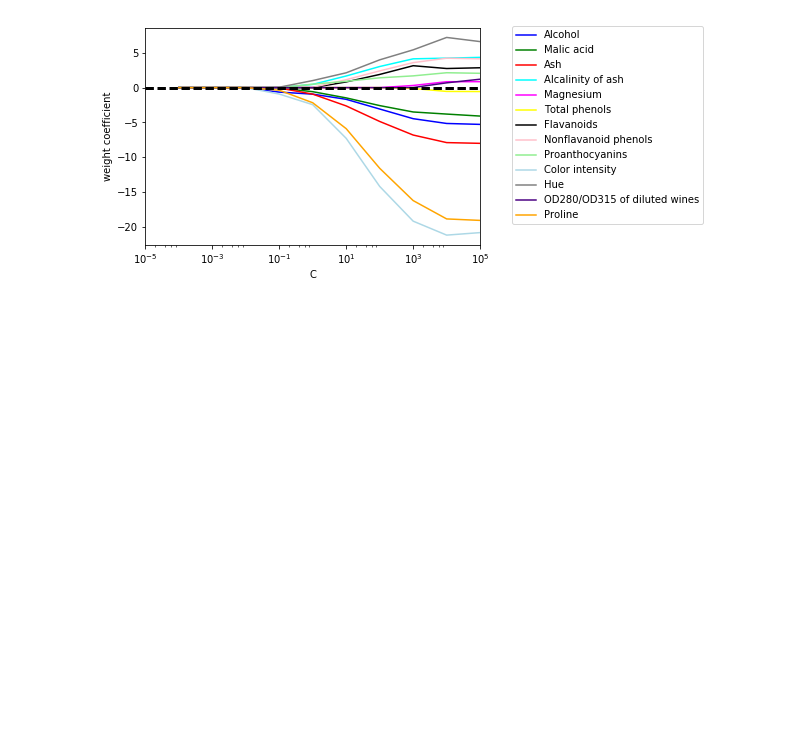
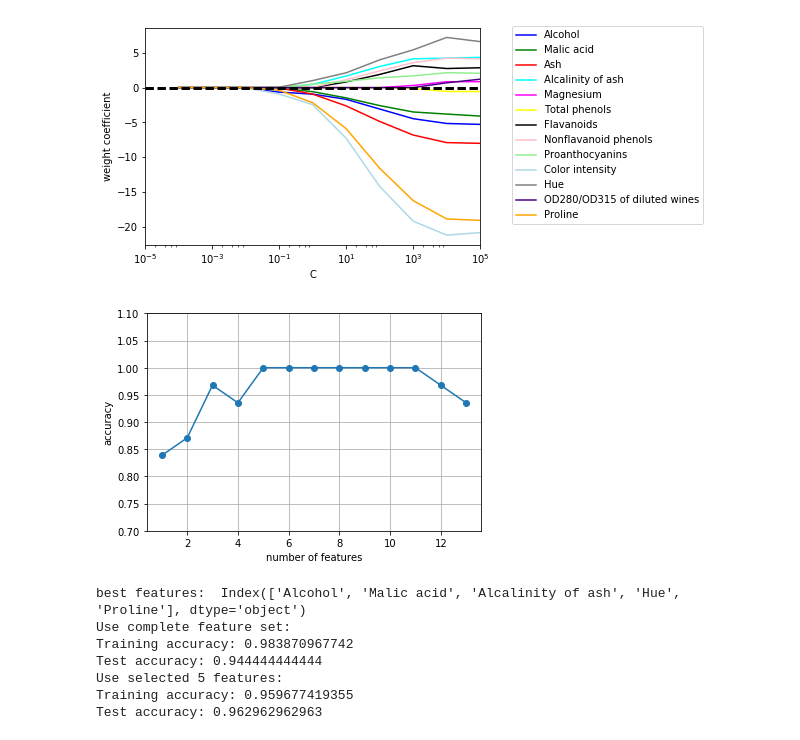
Before and after one commit to rarezhang/python_machine_learning, a Jupyter notebook: ch04_data_preprocessing/ch04_data_preprocessing.ipynb, the cells around one changed output. Cells and saved outputs as stored; diff of their text form; code cells hidden in the pictures; blank space fills up the shorter version.

Commit message:
ch04 feature selection

```diff
--- a/ch04_data_preprocessing/ch04_data_preprocessing.ipynb
+++ b/ch04_data_preprocessing/ch04_data_preprocessing.ipynb
@@ -283,3 +288,46 @@ plt.show()
 # C is the inverse of the regularization parameter λ
 # %% [output]
 [figure]
+# %%
+# ------------------ sequential backward selection -----------------
+# print(X_train_std, y_train)
+
+knn = KNeighborsClassifier(n_neighbors=2)
+sbs = SBS(knn, k_features=1)
+
+sbs.fit(X_train_std, y_train)
+
+
+k_feat = [len(k) for k in sbs.subsets_]
+plt.plot(k_feat, sbs.scores_, marker='o')
+plt.ylim([0.7, 1.1])
+plt.ylabel('accuracy')
+plt.xlabel('number of features')
+plt.grid()
+plt.show()
+
+# show five features that yielded good performance
+k5 = list(sbs.subsets_[8])  # 9th position in the sbs.subsets_  --> right to left
+print('best features: ', df_wine.columns[1:][k5])
+
+# evaluate the performance of the KNN classifier on the original test set
+# use complete feature set
+knn.fit(X_train_std, y_train)
+print('Use complete feature set:')
+print('Training accuracy:', knn.score(X_train_std, y_train))
+print('Test accuracy:', knn.score(X_test_std, y_test))
+
+# use selected 5 features
+knn.fit(X_train_std[:, k5], y_train)
+print('Use selected 5 features: ')
+print('Training accuracy:', knn.score(X_train_std[:, k5], y_train))
+print('Test accuracy:', knn.score(X_test_std[:, k5], y_test))
+# %% [output]
+[figure, added]
+best features:  Index(['Alcohol', 'Malic acid', 'Alcalinity of ash', 'Hue', 'Proline'], dtype='object')
+Use complete feature set:
+Training accuracy: 0.983870967742
+Test accuracy: 0.944444444444
+Use selected 5 features:
+Training accuracy: 0.959677419355
+Test accuracy: 0.962962962963
```
Also changed, not shown: parts of 5 cells of this notebook, 2 other files.
